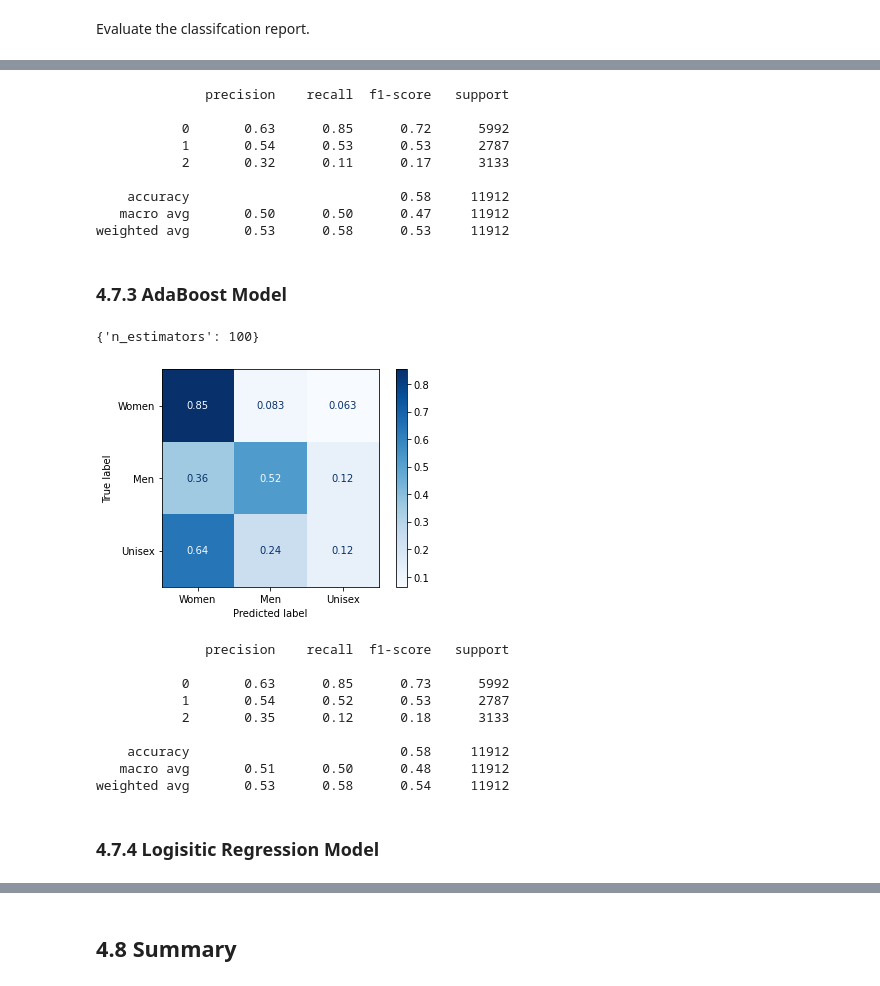
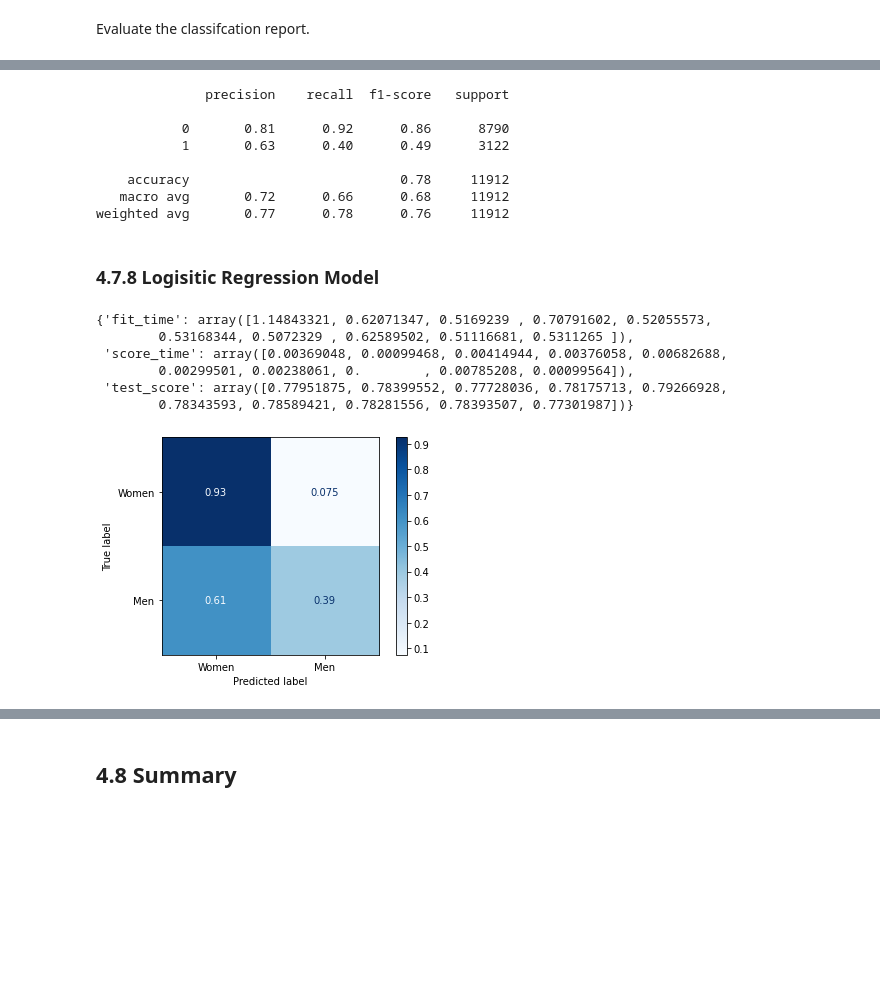
Before and after one commit to rporuthur/Springboard, a Jupyter notebook: SecondCapstone/notebook/04_preprocessing_and_training.ipynb, the cells around one changed output, grey strips where cells are left out. Cells and saved outputs as stored; diff of their text form; code cells hidden in the pictures; blank space fills up the shorter version.

Commit message:
Binary Classification with binary info on notes

```diff
--- a/SecondCapstone/notebook/04_preprocessing_and_training.ipynb
+++ b/SecondCapstone/notebook/04_preprocessing_and_training.ipynb
@@ -342,9 +455,11 @@ weighted avg       0.49      0.54      0.50     11912
 # %%
-n_est = [int(n) for n in np.logspace(start=2, stop=3, num=10)]
+# commenting this out as it takes too long to run. We have run this and got 100 as the best_param
 
-param_grid = {'n_estimators': n_est}
+# n_est = [int(n) for n in np.logspace(start=2, stop=3, num=10)]
 
-rf_model = RandomForestClassifier()
-rf_cv = GridSearchCV(rf_model, param_grid, cv=5)
-rf_cv.fit(X_train, y_train)
-rf_cv.best_params_
+# param_grid = {'n_estimators': n_est}
+
+# rf_model = RandomForestClassifier()
+# rf_cv = GridSearchCV(rf_model, param_grid, cv=5)
+# rf_cv.fit(X_train, y_train)
+# rf_cv.best_params_
@@ -359,0 +510,4 @@ plt.show();
+# %%
+best_ab_model = AdaBoostClassifier(n_estimators=100)
+test_scores = cross_validate(best_ab_model, X_train, y_train, cv=10)
+test_scores
@@ -362,24 +531,23 @@ print(classification_report(y_test, rf_y_pred))
 # %% [output]
               precision    recall  f1-score   support
 
-           0       0.63      0.85      0.72      5992
-           1       0.54      0.53      0.53      2787
-           2       0.32      0.11      0.17      3133
+           0       0.81      0.92      0.86      8790
+           1       0.63      0.40      0.49      3122
 
-    accuracy                           0.58     11912
-   macro avg       0.50      0.50      0.47     11912
-weighted avg       0.53      0.58      0.53     11912
+    accuracy                           0.78     11912
+   macro avg       0.72      0.66      0.68     11912
+weighted avg       0.77      0.78      0.76     11912
 # %% [markdown]
-### 4.7.3 AdaBoost Model<a id='4.7.3_Adaboost'></a>
+### 4.7.8 Logisitic Regression Model<a id='4.7.8_Logistic_Regression'></a>
-# %%
-n_est = [int(n) for n in np.logspace(start=1, stop=2, num=10)]
-
-param_grid = {'n_estimators': n_est}
-
-ab_model = AdaBoostClassifier(n_estimators=100)
-ab_cv = GridSearchCV(rf_model, param_grid, cv=5)
-ab_cv.fit(X_train, y_train)
-ab_cv.best_params_
-# %% [output]
-{'n_estimators': 100}
+# %%
+best_lr_model = LogisticRegression(random_state=0)
+test_scores = cross_validate(best_lr_model, X_train, y_train, cv=10)
+test_scores
+# %% [output]
+{'fit_time': array([1.14843321, 0.62071347, 0.5169239 , 0.70791602, 0.52055573,
+        0.53168344, 0.5072329 , 0.62589502, 0.51116681, 0.5311265 ]),
+ 'score_time': array([0.00369048, 0.00099468, 0.00414944, 0.00376058, 0.00682688,
+        0.00299501, 0.00238061, 0.        , 0.00785208, 0.00099564]),
+ 'test_score': array([0.77951875, 0.78399552, 0.77728036, 0.78175713, 0.79266928,
+        0.78343593, 0.78589421, 0.78281556, 0.78393507, 0.77301987])}
 # %%
@@ -389,19 +556,5 @@ rf_y_pred = best_ab_model.predict(X_test)
 # %%
-plot_confusion_matrix(best_ab_model, X_test, y_test, display_labels=['Women', 'Men', 'Unisex'], cmap='Blues', normalize='true')
+plot_confusion_matrix(best_lr_model, X_test, y_test, display_labels=['Women', 'Men'], cmap='Blues', normalize='true')
 plt.show();
 # %% [output]
-[figure, old version]
+[figure, new version]
-# %%
-print(classification_report(y_test, rf_y_pred))
-# %% [output]
-              precision    recall  f1-score   support
-
-           0       0.63      0.85      0.73      5992
-           1       0.54      0.52      0.53      2787
-           2       0.35      0.12      0.18      3133
-
-    accuracy                           0.58     11912
-   macro avg       0.51      0.50      0.48     11912
-weighted avg       0.53      0.58      0.54     11912
-# %% [markdown]
-### 4.7.4 Logisitic Regression Model<a id='4.7.4_Logistic_Regression'></a>
```
Also changed, not shown: parts of 76 cells of this notebook.
